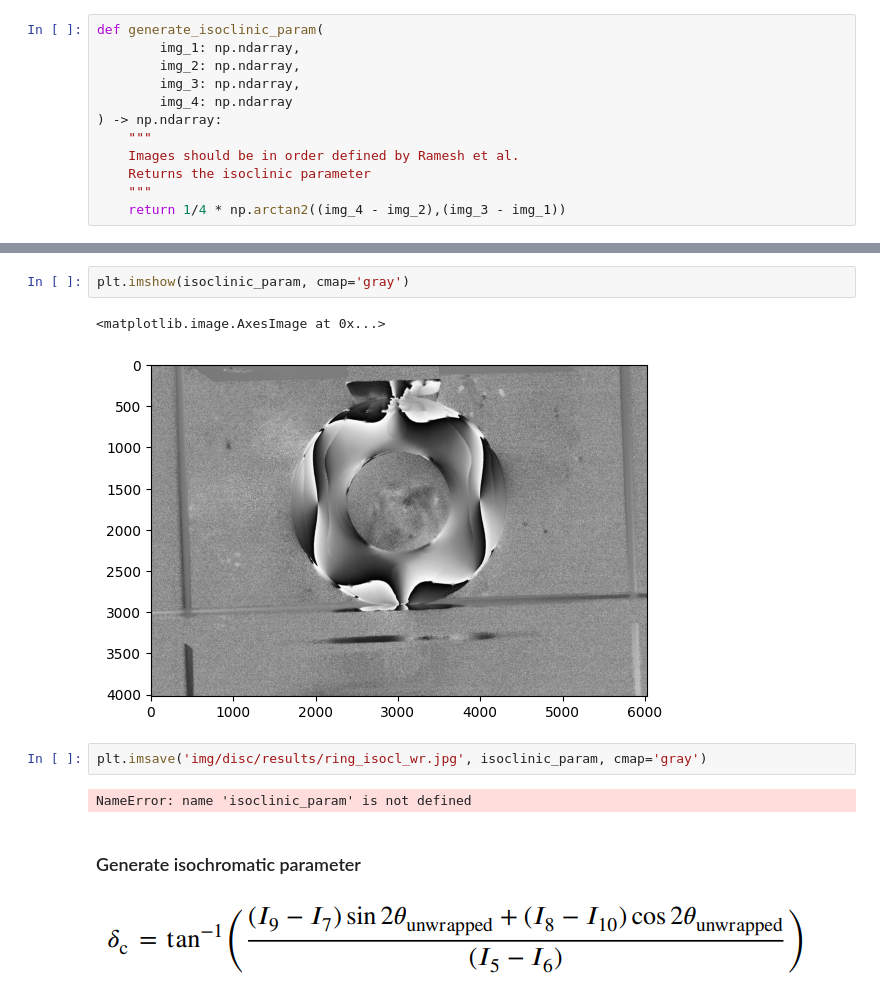
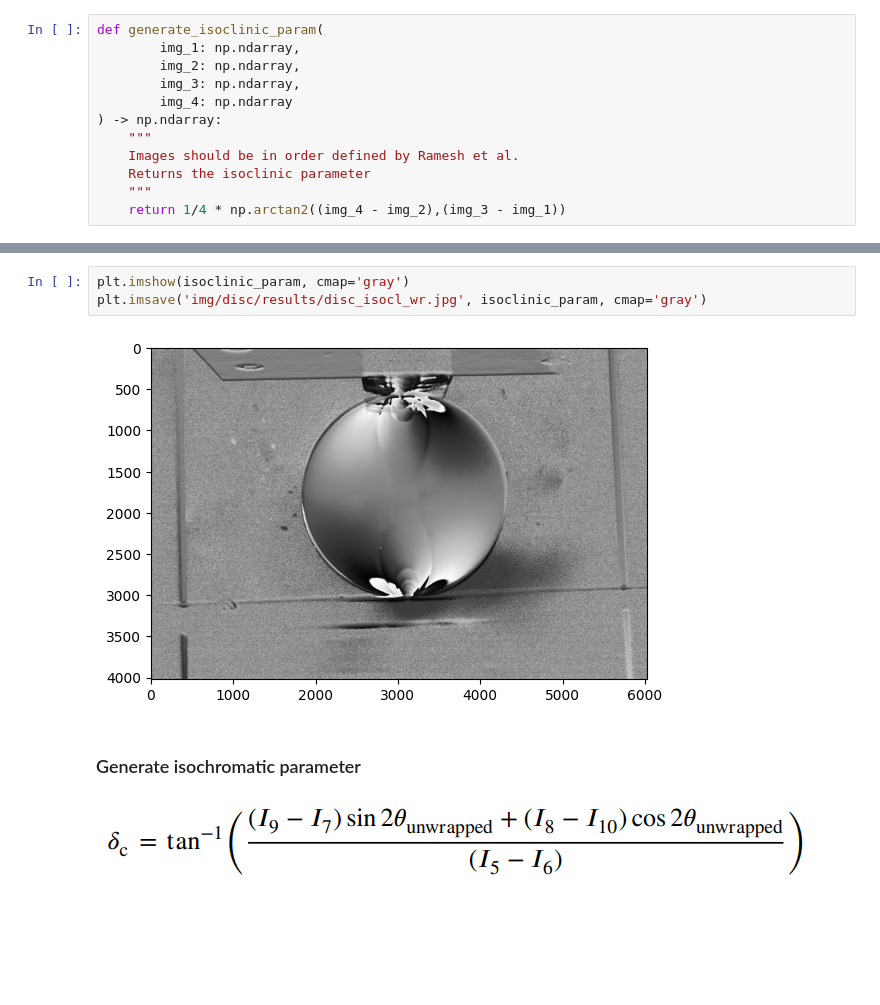
Before and after one commit to fs-bullard/photoelasticity, a Jupyter notebook: ten-step-phase.ipynb, the cells around one changed output, grey strips where cells are left out. Cells and saved outputs as stored; diff of their text form; blank space fills up the shorter version.

```diff
--- a/ten-step-phase.ipynb
+++ b/ten-step-phase.ipynb
@@ -92,12 +85,8 @@ NameError: name 'imgs' is not defined
 # %%
 plt.imshow(isoclinic_param, cmap='gray')
+plt.imsave('img/disc/results/disc_isocl_wr.jpg', isoclinic_param, cmap='gray')
 # %% [output]
-<matplotlib.image.AxesImage at 0x...>
-[figure, old version]
+[figure, new version]
-# %%
-plt.imsave('img/disc/results/ring_isocl_wr.jpg', isoclinic_param, cmap='gray')
-# %% [output]
-NameError: name 'isoclinic_param' is not defined
 # %% [markdown]
 ### Generate isochromatic parameter
 ![image.png](attachment:image.png)
```
Also changed, not shown: parts of 12 cells of this notebook, 18 other files.
